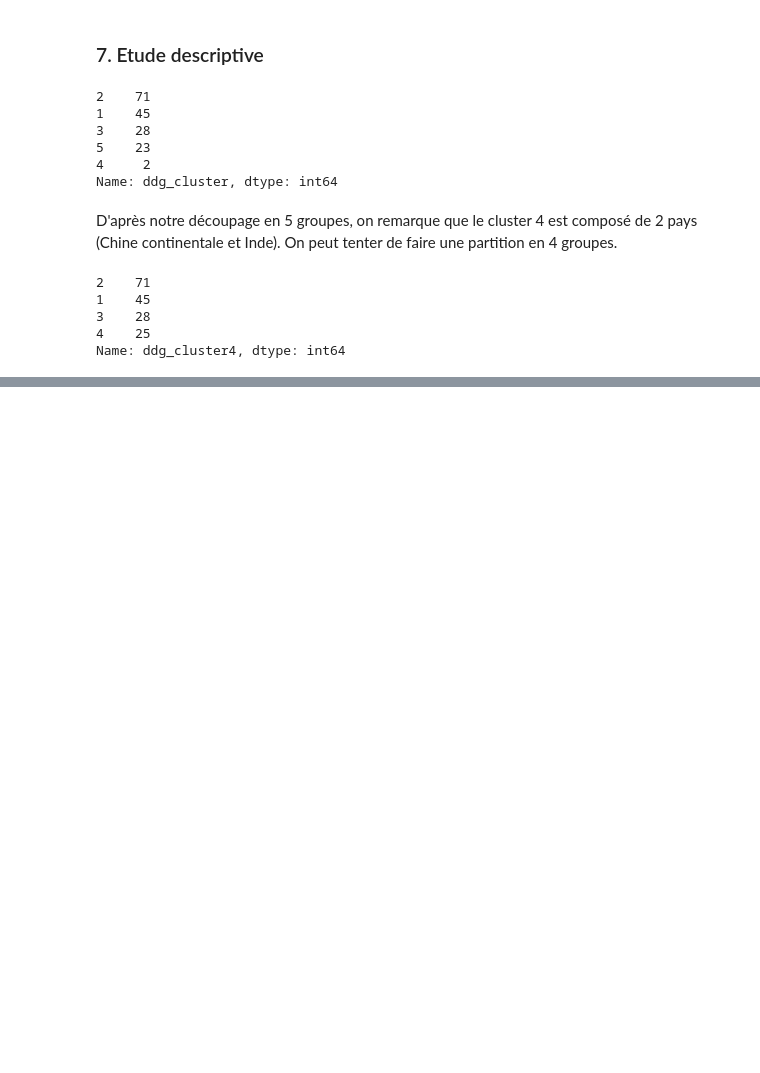
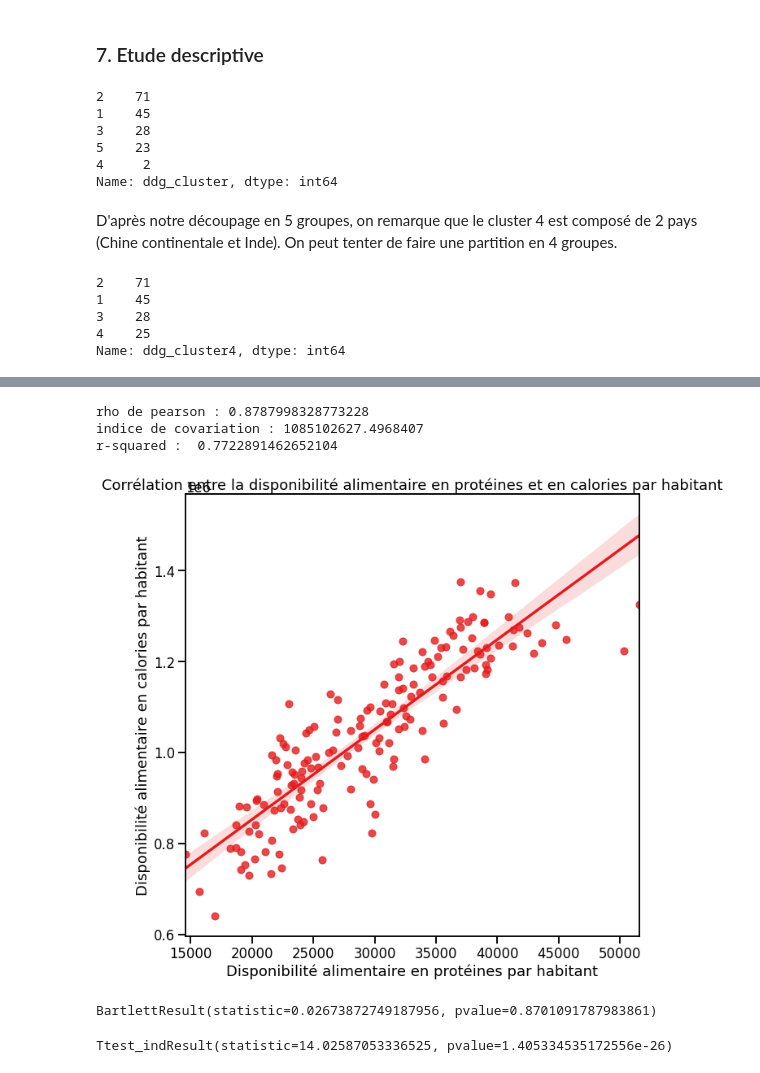
Before and after one commit to Sylvariane/etude_marche, a Jupyter notebook: P5_02_code.ipynb, the cells around one changed output, grey strips where cells are left out. Saved outputs shown, nothing was run; the diff lists cells and outputs as text; code cells hidden in the pictures; blank space fills up the shorter version.

```diff
--- a/P5_02_code.ipynb
+++ b/P5_02_code.ipynb
@@ -626,0 +677,41 @@ Une fois nos données ordonnées, on peut s'intéresser à faire une analyse des
+# %%
+x = bilan_alim['dispo_prot_hab']
+y = bilan_alim['dispo_kcal_hab']
+
+print('rho de pearson :', st.stats.pearsonr(x, y)[0])
+print('indice de covariation :', np.cov(x, y, ddof=0)[1,0])
+
+Y = bilan_alim['dispo_kcal_hab']
+X = bilan_alim[['dispo_prot_hab']]
+X = X.copy()
+X['intercept'] = 1.
+result = sm.OLS(Y, X).fit()
+a,b = result.params['dispo_prot_hab'],result.params['intercept']
+print('r-squared : ', (st.stats.pearsonr(x,y)[0])**2)
+# %% [output]
+rho de pearson : 0.8787998328773228
+indice de covariation : 1085102627.4968407
+r-squared :  0.7722891462652104
+# %%
+sns.set_context('talk')
+sns.set_palette('Set1')
+
+_ = plt.figure(figsize = (10,10))
+_ = sns.regplot('dispo_prot_hab', 'dispo_kcal_hab', data=bilan_alim)
+_ = plt.xlabel("Disponibilité alimentaire en protéines par habitant")
+_ = plt.ylabel("Disponibilité alimentaire en calories par habitant")
+_ = plt.title("Corrélation entre la disponibilité alimentaire en protéines et en calories par habitant")
+
+_ = plt.show()
+# %% [output]
+[figure, added]
+# %%
+clust1 = bilan_alim[bilan_alim["ddg_cluster4"]==1]["dispo_prot_hab"]
+clust2 = bilan_alim[bilan_alim["ddg_cluster4"]==2]["dispo_prot_hab"]
+st.stats.bartlett(clust1,clust2)
+# %% [output]
+BartlettResult(statistic=0.02673872749187956, pvalue=0.8701091787983861)
+# %%
+st.stats.ttest_ind(clust1,clust2, equal_var=True)
+# %% [output]
+Ttest_indResult(statistic=14.02587053336525, pvalue=1.405334535172556e-26)
```
Also changed, not shown: parts of 40 cells of this notebook.
